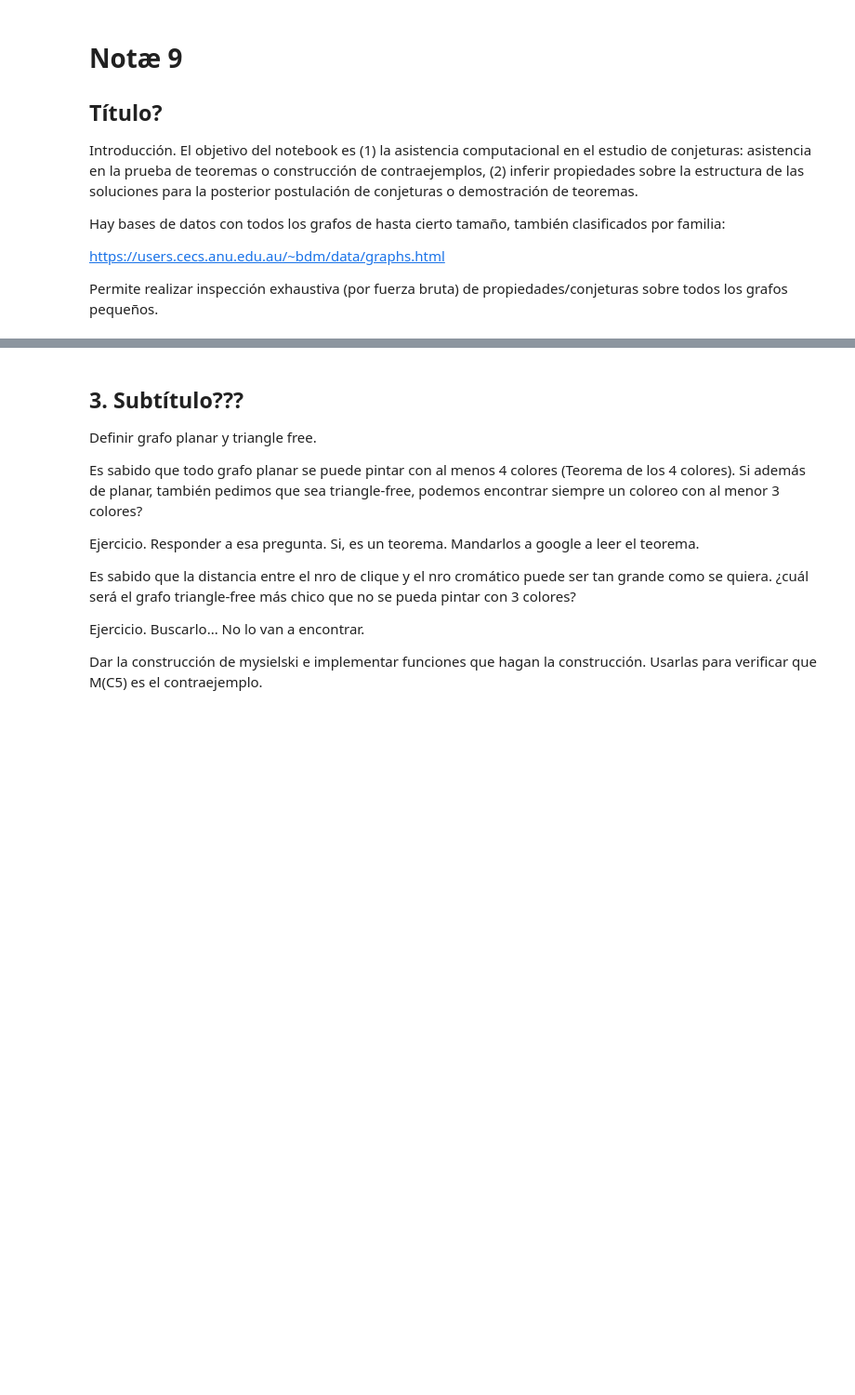
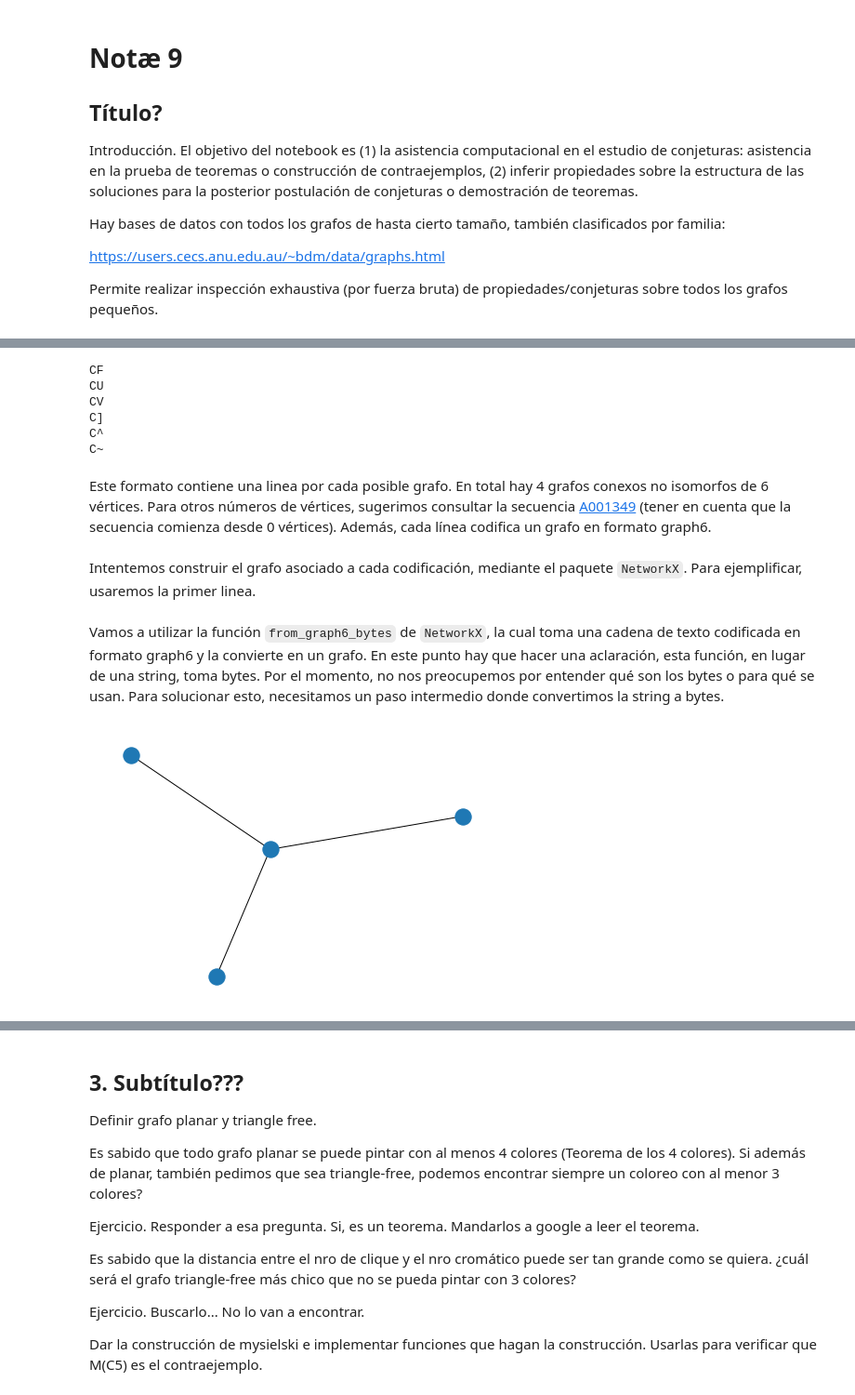
Before and after one commit to maurolucci/taller-cplex, a Jupyter notebook: notebook9.ipynb, the cells around one changed output, grey strips where cells are left out. Shown at 93% size. Drawn from its saved outputs; the diff is of its cells as text; code cells hidden in the pictures; blank space fills up the shorter version.

```diff
--- a/notebook9.ipynb
+++ b/notebook9.ipynb
@@ -19,0 +30,28 @@ Ejercicio. ¿Cúantos grafos conexos del dataset son regulares?
+# %%
+import requests
+
+f = requests.get("https://users.cecs.anu.edu.au/~bdm/data/graph4c.g6")
+print(f.text)
+# %% [output]
+CF
+CU
+CV
+C]
+C^
+C~
+# %% [markdown]
+Este formato contiene una linea por cada posible grafo. En total hay 4 grafos conexos no isomorfos de 6 vértices. Para otros números de vértices, sugerimos consultar la secuencia <a href="https://oeis.org/A001349"> A001349</a>  (tener en cuenta que la secuencia comienza desde 0 vértices). Además, cada línea codifica un grafo en formato graph6.
+# %% [markdown]
+Intentemos construir el grafo asociado a cada codificación, mediante el paquete <code>NetworkX</code>. Para ejemplificar, usaremos la primer linea.
+# %%
+grafo_codificado = f.text.split()[0]
+# %% [markdown]
+Vamos a utilizar la función <code>from_graph6_bytes</code> de <code>NetworkX</code>, la cual toma una cadena de texto codificada en formato graph6 y la convierte en un grafo. En este punto hay que hacer una aclaración, esta función, en lugar de una string, toma bytes. Por el momento, no nos preocupemos por entender qué son los bytes o para qué se usan. Para solucionar esto, necesitamos un paso intermedio donde convertimos la string a bytes.
+# %%
+import networkx as nx
+
+grafo_codificado_bytes = bytes(grafo_codificado, "utf-8")
+grafo = nx.from_graph6_bytes(grafo_codificado_bytes)
+nx.draw(grafo)
+# %% [output]
+[figure, added]
```
Also changed, not shown: parts of 27 cells of this notebook.
